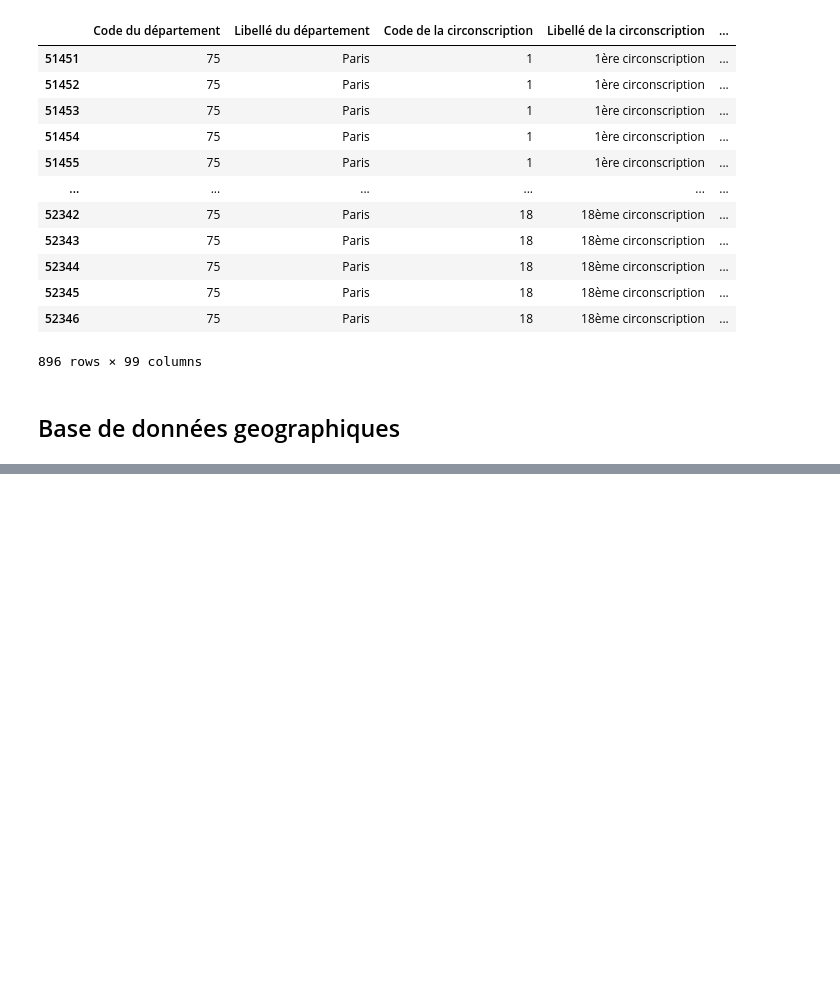
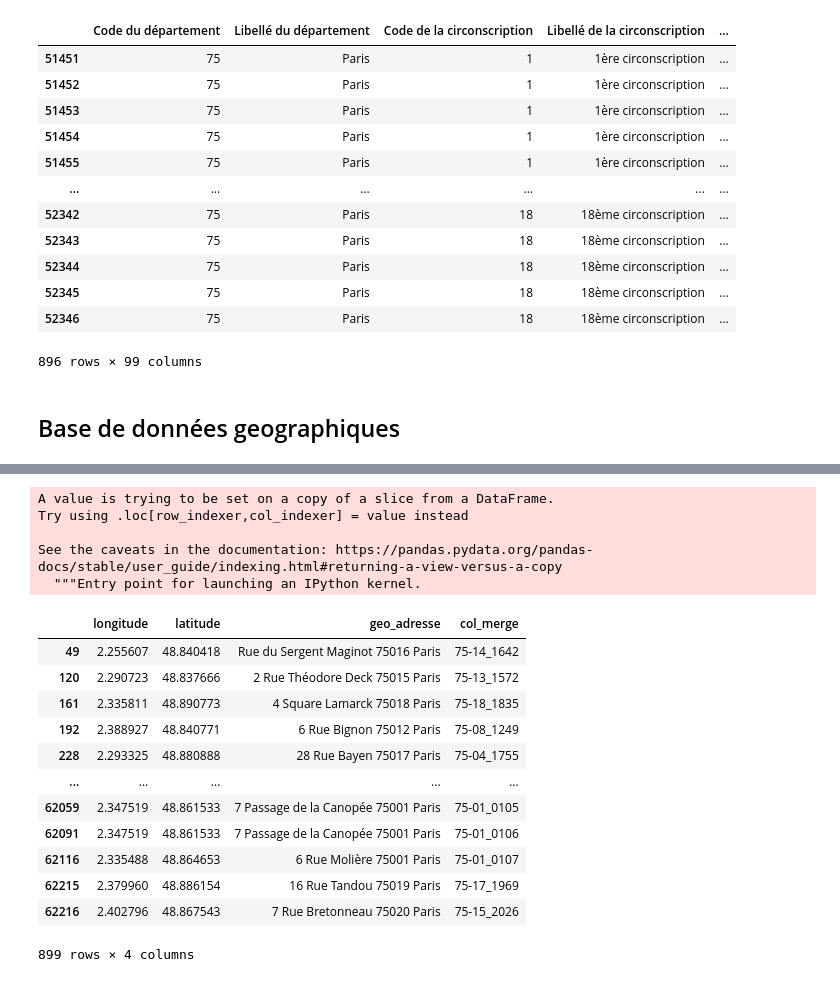
Before and after one commit to Willb22/elections_pres_2017, a Jupyter notebook: src/focus_75.ipynb, the cells around one changed output, grey strips where cells are left out. Drawn from its saved outputs; the diff is of its cells as text; code cells hidden in the pictures; blank space fills up the shorter version.

```diff
--- a/src/focus_75.ipynb
+++ b/src/focus_75.ipynb
@@ -116,0 +247,23 @@ See the caveats in the documentation: https://pandas.pydata.org/pandas-docs/stab
+# %%
+geo_paris['col_merge'] = geo_col_merge
+geo_paris= geo_paris[['longitude', 'latitude','geo_adresse', 'col_merge']]
+geo_paris
+# %% [output]
+A value is trying to be set on a copy of a slice from a DataFrame.
+Try using .loc[row_indexer,col_indexer] = value instead
+
+See the caveats in the documentation: https://pandas.pydata.org/pandas-docs/stable/user_guide/indexing.html#returning-a-view-versus-a-copy
+  """Entry point for launching an IPython kernel.
+|  | longitude | latitude | geo_adresse | col_merge |
+| 49 | 2.255607 | 48.840418 | Rue du Sergent Maginot 75016 Paris | 75-14_1642 |
+| 120 | 2.290723 | 48.837666 | 2 Rue Théodore Deck 75015 Paris | 75-13_1572 |
+| 161 | 2.335811 | 48.890773 | 4 Square Lamarck 75018 Paris | 75-18_1835 |
+| 192 | 2.388927 | 48.840771 | 6 Rue Bignon 75012 Paris | 75-08_1249 |
+| 228 | 2.293325 | 48.880888 | 28 Rue Bayen 75017 Paris | 75-04_1755 |
+| ... | ... | ... | ... | ... |
+| 62059 | 2.347519 | 48.861533 | 7 Passage de la Canopée 75001 Paris | 75-01_0105 |
+| 62091 | 2.347519 | 48.861533 | 7 Passage de la Canopée 75001 Paris | 75-01_0106 |
+| 62116 | 2.335488 | 48.864653 | 6 Rue Molière 75001 Paris | 75-01_0107 |
+| 62215 | 2.379960 | 48.886154 | 16 Rue Tandou 75019 Paris | 75-17_1969 |
+| 62216 | 2.402796 | 48.867543 | 7 Rue Bretonneau 75020 Paris | 75-15_2026 |
+899 rows × 4 columns
```
Also changed, not shown: parts of 20 cells of this notebook.
